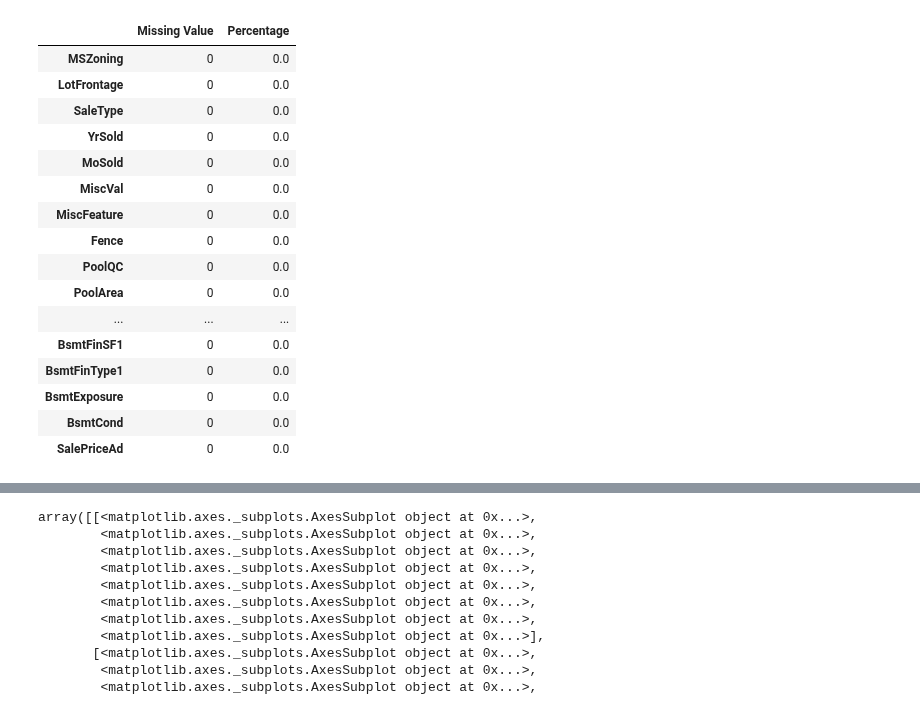
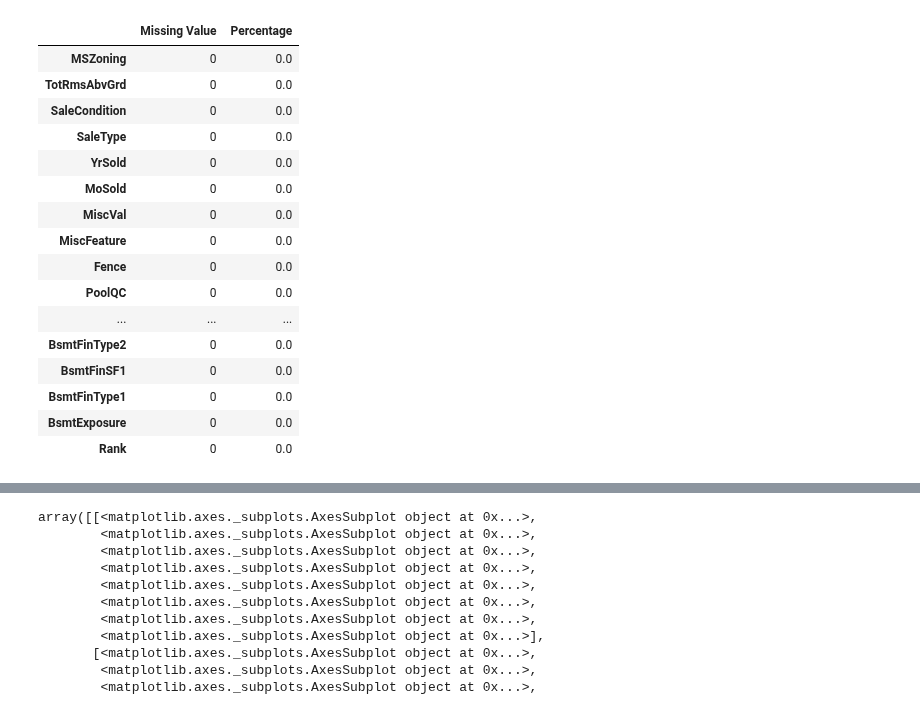
Before and after one commit to TiGaI/HousingPriceKaggleProject3, a Jupyter notebook: ames_model.ipynb, the cells around one changed output, grey strips where cells are left out. Drawn from its saved outputs; the diff is of its cells as text; code cells hidden in the pictures.

```diff
--- a/ames_model.ipynb
+++ b/ames_model.ipynb
@@ -19,21 +23,25 @@ from sklearn.ensemble import RandomForestRegressor
 pd.set_option('display.max_columns', None)
 pd.set_option('display.max_rows', None)
 # %%
-train_df = pd.read_csv('https://raw.githubusercontent.com/TiGaI/HousingPriceKaggleProject3/xiangwei/data/cleaned_train.csv')
+train_df = pd.read_csv('https://raw.githubusercontent.com/TiGaI/HousingPriceKaggleProject3/xiangwei/data/train_schrank.csv')
 
 train_df.drop(['Unnamed: 0'], axis = 1, inplace = True)
+train_df = train_df.drop(train_df[(train_df['GrLivArea']>4000)].index)
+train_df['GarageQuality'] = train_df['GarageQuality'].astype('int64')
+train_df['GarageAge'] = train_df['GarageAge'].astype('int64')
 
 train_missing = train_df.isna()
 train_num_missing = train_missing.sum().to_frame()
 #train_num_missing.sort_values(ascending = False)
 train_num_missing['Percentage'] = train_num_missing[0]/1460
 train_num_missing.columns = ['Missing Value', 'Percentage']
 train_num_missing = train_num_missing.sort_values('Percentage', ascending = False)
 train_num_missing
 # %% [output]
 |  | Missing Value | Percentage |
 | MSZoning | 0 | 0.0 |
-| LotFrontage | 0 | 0.0 |
+| TotRmsAbvGrd | 0 | 0.0 |
+| SaleCondition | 0 | 0.0 |
 | SaleType | 0 | 0.0 |
 | YrSold | 0 | 0.0 |
 | MoSold | 0 | 0.0 |
@@ -41,10 +49,9 @@ train_num_missing
 | MiscFeature | 0 | 0.0 |
 | Fence | 0 | 0.0 |
 | PoolQC | 0 | 0.0 |
-| PoolArea | 0 | 0.0 |
 | ... | ... | ... |
+| BsmtFinType2 | 0 | 0.0 |
 | BsmtFinSF1 | 0 | 0.0 |
 | BsmtFinType1 | 0 | 0.0 |
 | BsmtExposure | 0 | 0.0 |
-| BsmtCond | 0 | 0.0 |
-| SalePriceAd | 0 | 0.0 |
+| Rank | 0 | 0.0 |
```
Also changed, not shown: parts of 7 cells of this notebook.
